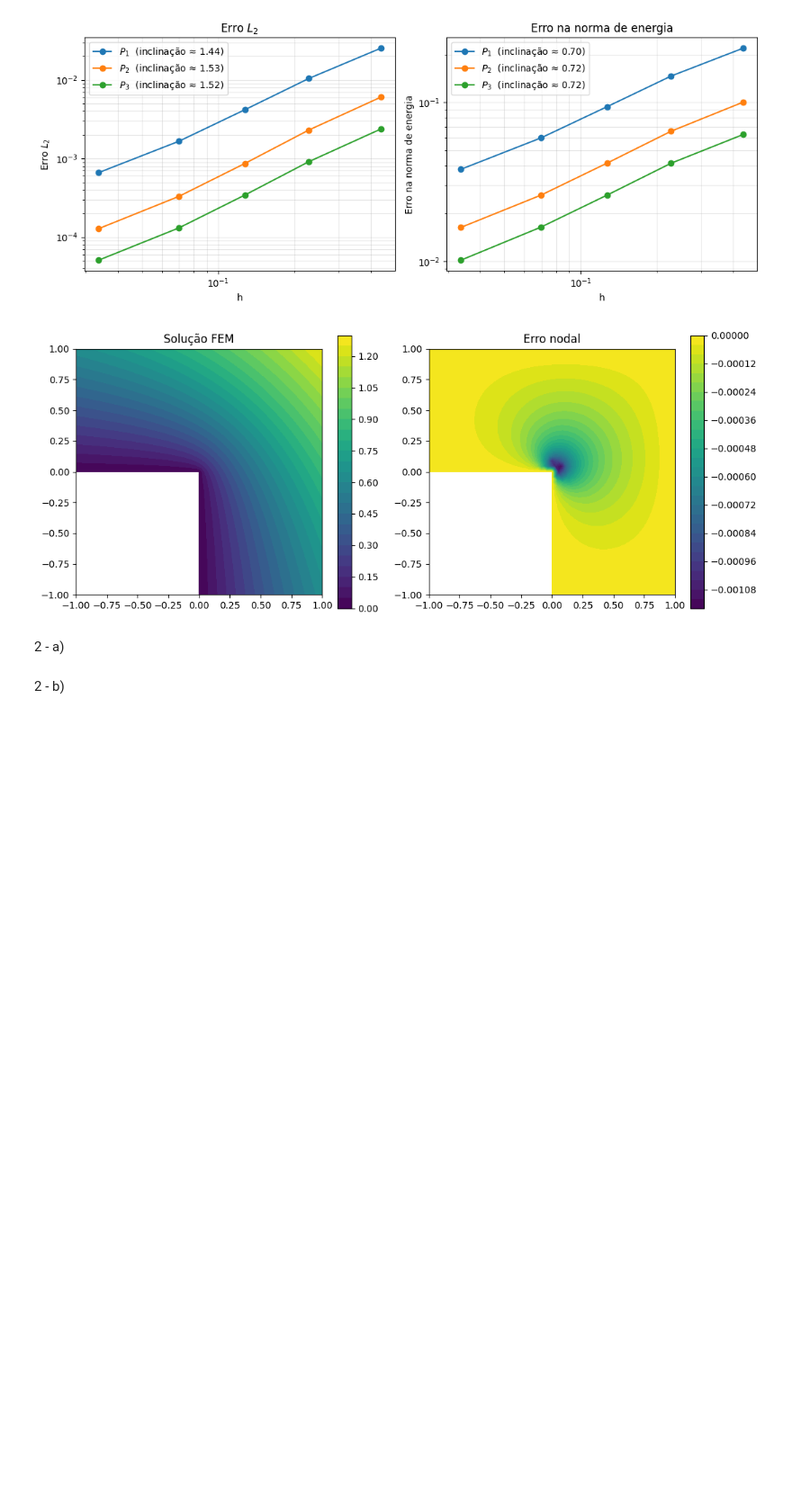
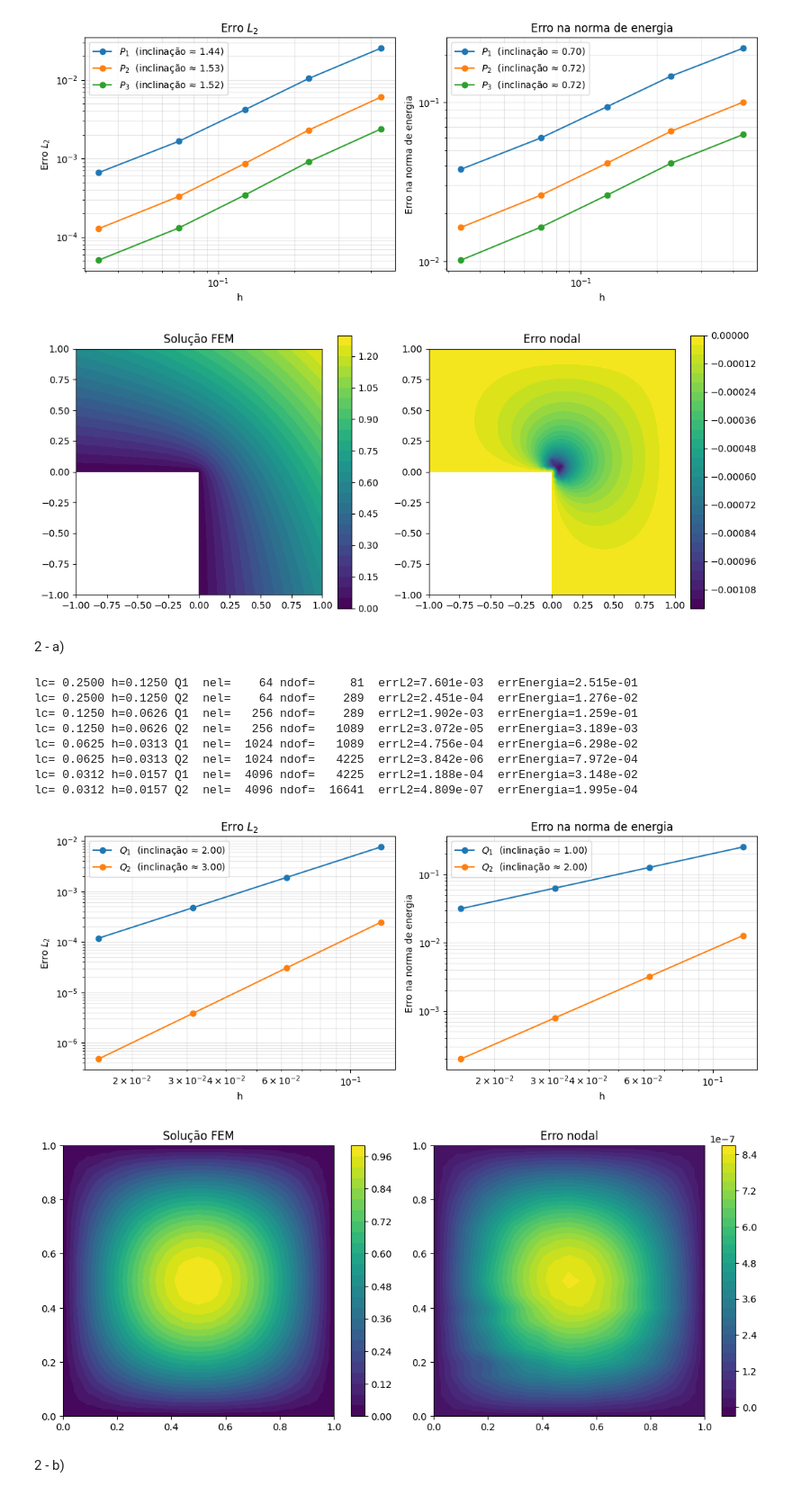
Before and after one commit to andrefsr/Metodo-Elementos-Finitos, a Jupyter notebook: Projeto 1/Projeto 1 - MEF.ipynb, the cells around one changed output. Shown at 90% size. Drawn from its saved outputs; the diff is of its cells as text; code cells hidden in the pictures; blank space fills up the shorter version.

```diff
--- a/Projeto 1/Projeto 1 - MEF.ipynb
+++ b/Projeto 1/Projeto 1 - MEF.ipynb
@@ -102,5 +107,23 @@ Figura salva em convergencia.png
 [figure]
 # %% [markdown]
 2 - a)
+# %%
+lcs = [0.25, 0.125, 0.0625, 0.03125]
+
+res = convergence_study_a(lcs, structured=False)
+plot_convergence_a(res)
+plot_solution_a()
+plt.show()
+# %% [output]
+lc= 0.2500 h=0.1250 Q1  nel=    64 ndof=     81  errL2=7.601e-03  errEnergia=2.515e-01
+lc= 0.2500 h=0.1250 Q2  nel=    64 ndof=    289  errL2=2.451e-04  errEnergia=1.276e-02
+lc= 0.1250 h=0.0626 Q1  nel=   256 ndof=    289  errL2=1.902e-03  errEnergia=1.259e-01
+lc= 0.1250 h=0.0626 Q2  nel=   256 ndof=   1089  errL2=3.072e-05  errEnergia=3.189e-03
+lc= 0.0625 h=0.0313 Q1  nel=  1024 ndof=   1089  errL2=4.756e-04  errEnergia=6.298e-02
+lc= 0.0625 h=0.0313 Q2  nel=  1024 ndof=   4225  errL2=3.842e-06  errEnergia=7.972e-04
+lc= 0.0312 h=0.0157 Q1  nel=  4096 ndof=   4225  errL2=1.188e-04  errEnergia=3.148e-02
+lc= 0.0312 h=0.0157 Q2  nel=  4096 ndof=  16641  errL2=4.809e-07  errEnergia=1.995e-04
+[figure, added]
+[figure, added]
 # %% [markdown]
 2 - b)
```
Also changed, not shown: parts of 5 cells of this notebook, 13 other files.
